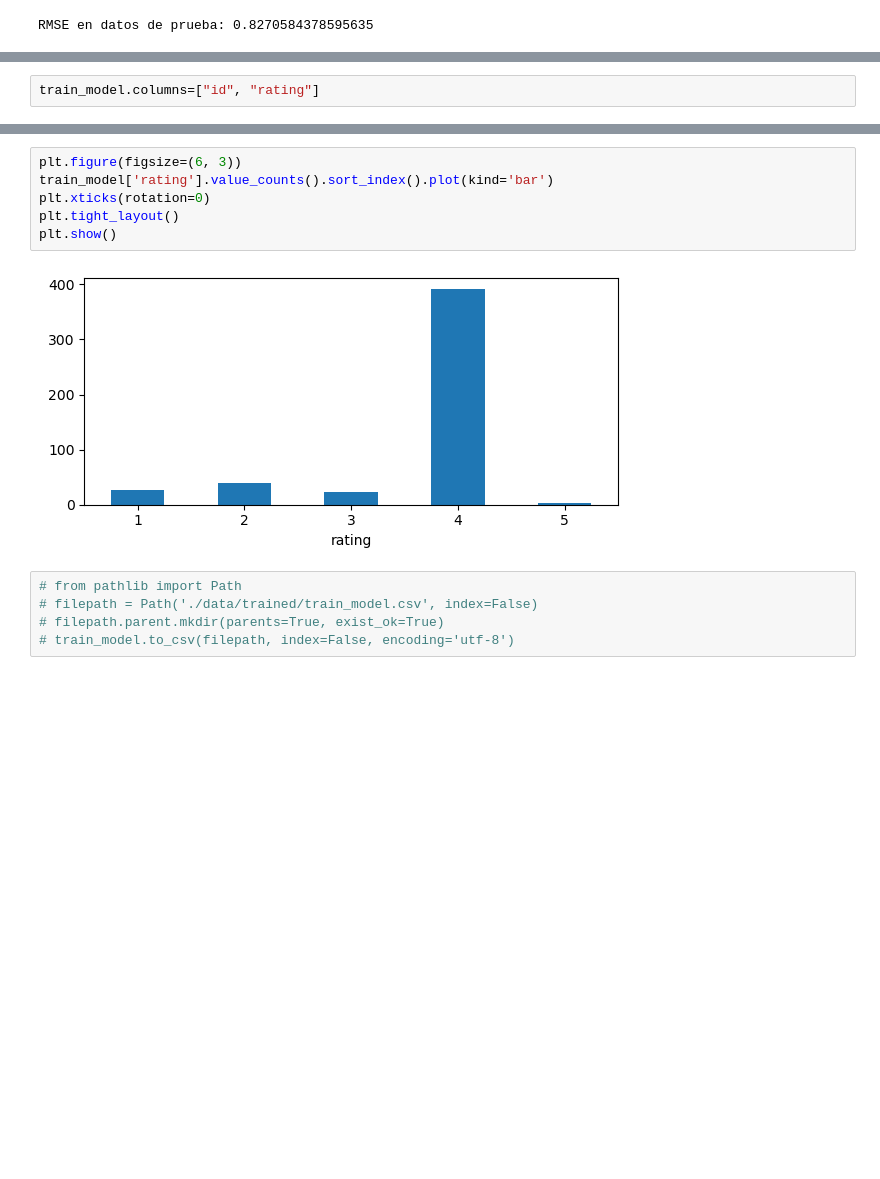
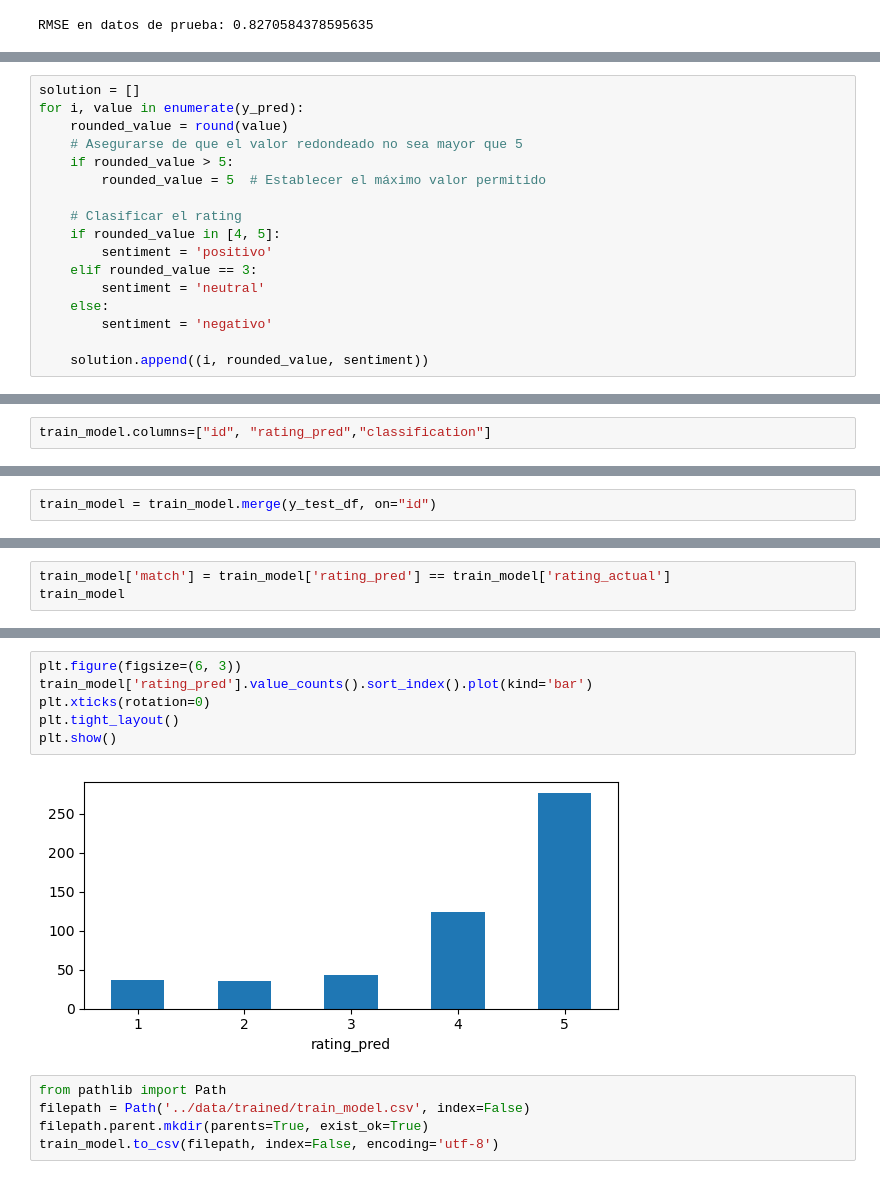
Before and after one commit to AndrewBavuels/GameStop-Reviews, a Jupyter notebook: notebooks/2. main.ipynb, the cells around one changed output, grey strips where cells are left out. Saved outputs shown, nothing was run; the diff lists cells and outputs as text; blank space fills up the shorter version.

```diff
--- a/notebooks/2. main.ipynb
+++ b/notebooks/2. main.ipynb
@@ -1159,0 +1040,17 @@ for i, value in enumerate(y_pred):
+# %%
+solution = []
+for i, value in enumerate(y_pred):
+    rounded_value = round(value)
+    # Asegurarse de que el valor redondeado no sea mayor que 5
+    if rounded_value > 5:
+        rounded_value = 5  # Establecer el máximo valor permitido
+
+    # Clasificar el rating
+    if rounded_value in [4, 5]:
+        sentiment = 'positivo'
+    elif rounded_value == 3:
+        sentiment = 'neutral'
+    else:
+        sentiment = 'negativo'
+
+    solution.append((i, rounded_value, sentiment))
@@ -1177,5 +1085,5 @@ train_model
 # %%
-train_model.columns=["id", "rating"]
+train_model.columns=["id", "rating_pred","classification"]
 # %%
 train_model.reset_index(drop=True)
 # %% [output]
@@ -1194,0 +1103,2 @@ train_model.reset_index(drop=True)
+# %%
+train_model = train_model.merge(y_test_df, on="id")
@@ -1194,0 +1121,3 @@ train_model.reset_index(drop=True)
+# %%
+train_model['match'] = train_model['rating_pred'] == train_model['rating_actual']
+train_model
@@ -1205,13 +1165,13 @@ Name: count, dtype: int64
 # %%
 plt.figure(figsize=(6, 3))
-train_model['rating'].value_counts().sort_index().plot(kind='bar')
+train_model['rating_pred'].value_counts().sort_index().plot(kind='bar')
 plt.xticks(rotation=0)
 plt.tight_layout()
 plt.show()
 # %% [output]
-[figure, old version]
+[figure, new version]
 # %%
-# from pathlib import Path
-# filepath = Path('./data/trained/train_model.csv', index=False)
-# filepath.parent.mkdir(parents=True, exist_ok=True)
-# train_model.to_csv(filepath, index=False, encoding='utf-8')
+from pathlib import Path
+filepath = Path('../data/trained/train_model.csv', index=False)
+filepath.parent.mkdir(parents=True, exist_ok=True)
+train_model.to_csv(filepath, index=False, encoding='utf-8')
```
Also changed, not shown: parts of 118 cells of this notebook, 1 other file.
